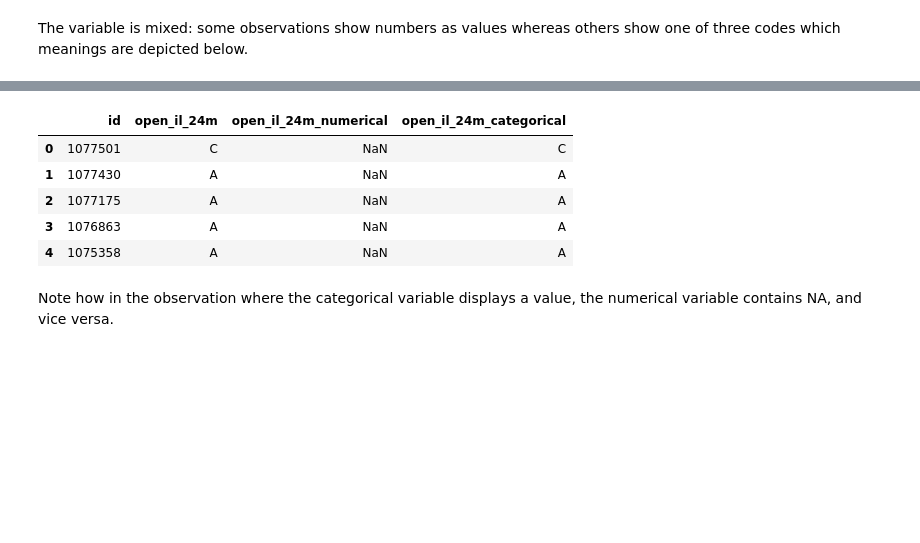
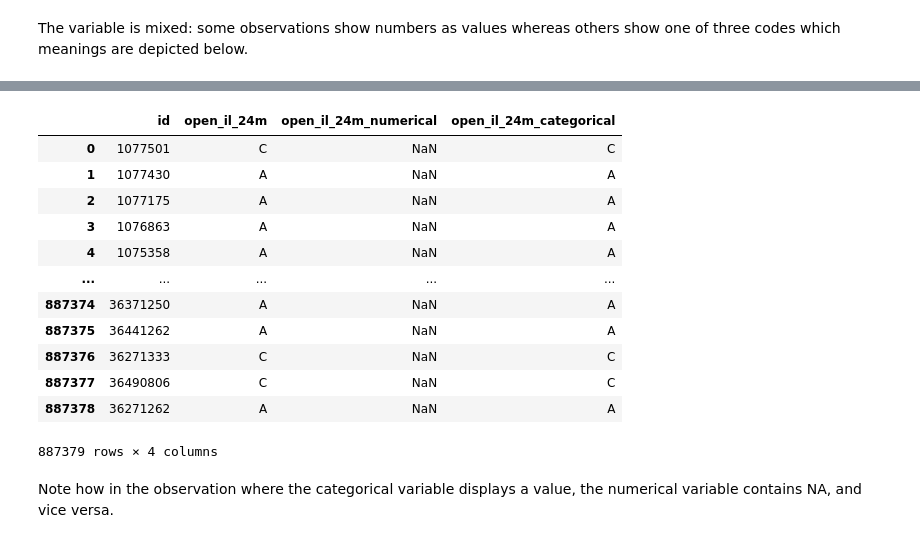
Before and after one commit to Chepell/feature-engineering-for-machine-learning, a Jupyter notebook: Section-16-Mixed-Variables/01-mixed-variables.ipynb, the cells around one changed output, grey strips where cells are left out. Cells and saved outputs as stored; diff of their text form; code cells hidden in the pictures; blank space fills up the shorter version.

```diff
--- a/Section-16-Mixed-Variables/01-mixed-variables.ipynb
+++ b/Section-16-Mixed-Variables/01-mixed-variables.ipynb
@@ -72,17 +71,24 @@ data['open_il_24m_numerical'] = pd.to_numeric(data["open_il_24m"],
 # %%
 # extract categorical part
 data['open_il_24m_categorical'] = np.where(data['open_il_24m_numerical'].isnull(),
                                            data['open_il_24m'],
                                            np.nan)
 
-data.head()
+data
 # %% [output]
 |  | id | open_il_24m | open_il_24m_numerical | open_il_24m_categorical |
 | 0 | 1077501 | C | NaN | C |
 | 1 | 1077430 | A | NaN | A |
 | 2 | 1077175 | A | NaN | A |
 | 3 | 1076863 | A | NaN | A |
 | 4 | 1075358 | A | NaN | A |
+| ... | ... | ... | ... | ... |
+| 887374 | 36371250 | A | NaN | A |
+| 887375 | 36441262 | A | NaN | A |
+| 887376 | 36271333 | C | NaN | C |
+| 887377 | 36490806 | C | NaN | C |
+| 887378 | 36271262 | A | NaN | A |
+887379 rows × 4 columns
 # %% [markdown]
 Note how in the observation where the categorical variable displays a value, the numerical variable contains NA, and vice versa.
 # %%
```
Also changed, not shown: parts of 3 cells of this notebook, 3 other files.
